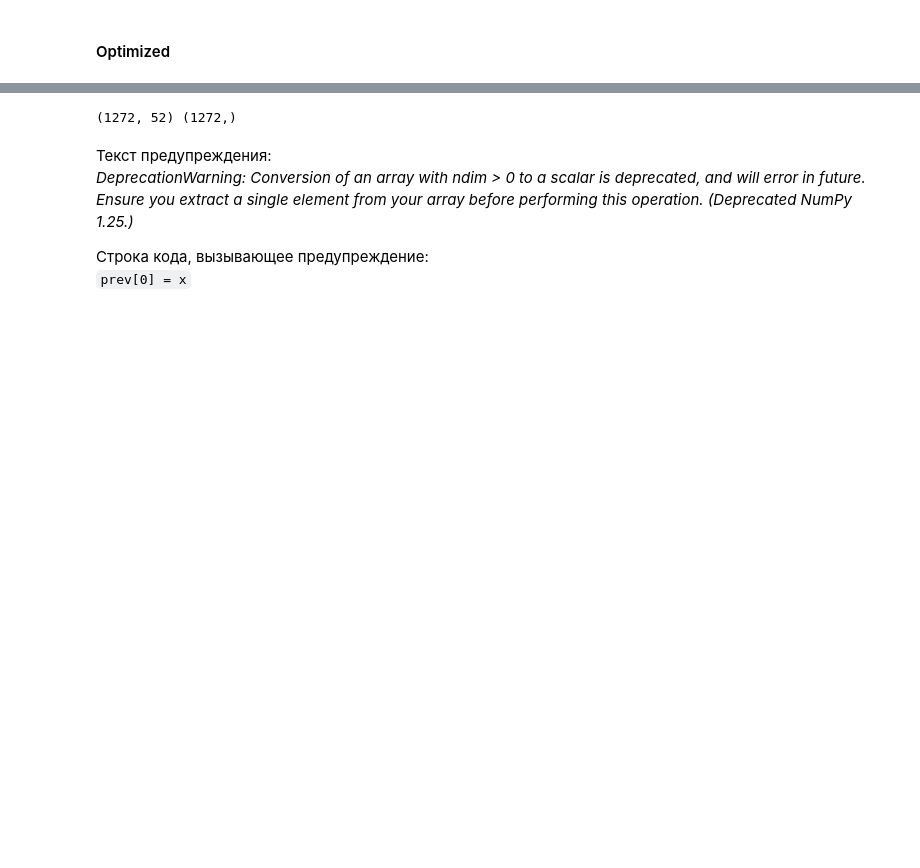
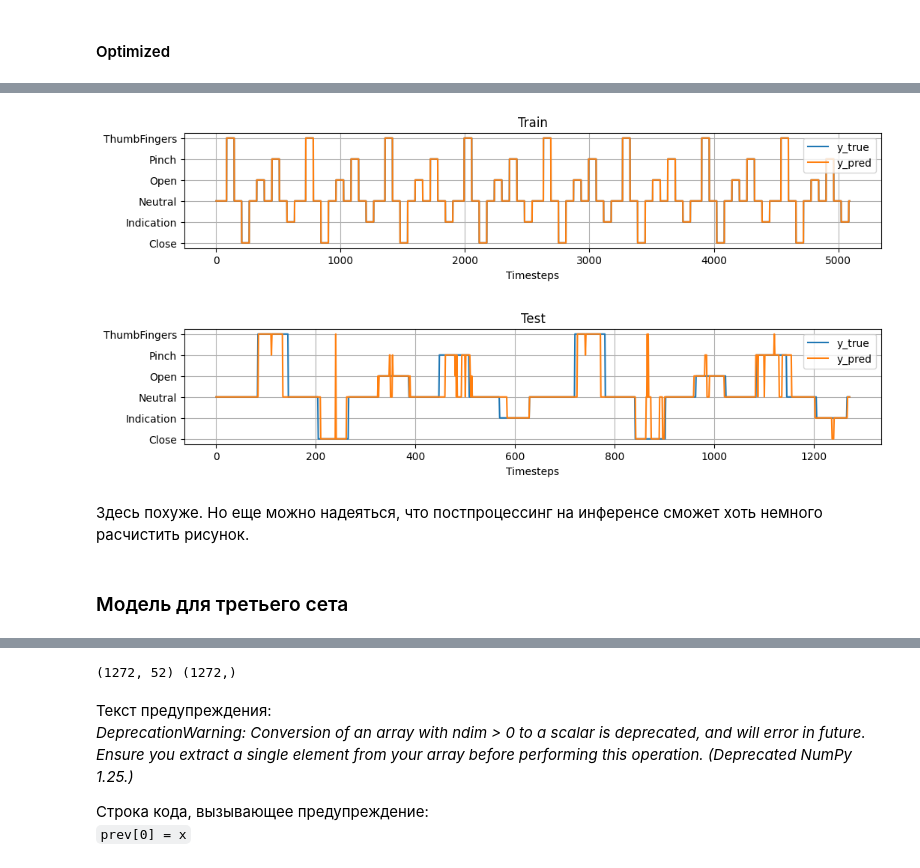
Before and after one commit to khav-i/Work-with-OMG-sensors-data, a Jupyter notebook: work_with_three_sets.ipynb, the cells around one changed output, grey strips where cells are left out. Saved outputs shown, nothing was run; the diff lists cells and outputs as text; code cells hidden in the pictures; blank space fills up the shorter version.

```diff
--- a/work_with_three_sets.ipynb
+++ b/work_with_three_sets.ipynb
@@ -3029,0 +3033,14 @@ weighted avg     0.8694    0.8656    0.8639      1272
+# %%
+# Инициализация модели
+hgbc_set2 = ensemble.HistGradientBoostingClassifier(random_state=42)
+# Распаковка сэмплов
+X_train_set2, X_test_set2, y_train_set2, y_test_set2 = dictionaries[1]['es_norm_ax_ar']
+
+# Обучение
+hgbc_set2.fit(X_train_set2, y_train_set2)
+# Предсказания
+preds_train_set2 = hgbc_set2.predict(X_train_set2)
+preds_test_set2 = hgbc_set2.predict(X_test_set2)
+# Выво метрик
+print(metrics.classification_report(
+    y_test_set2, preds_test_set2, target_names=GESTURES, digits=4, zero_division=0))
@@ -3029,0 +3060,9 @@ weighted avg     0.8694    0.8656    0.8639      1272
+# %%
+get_plots(preds_train_set2, preds_test_set2, y_train_set2, y_test_set2)
+# %% [output]
+[figure, added]
+[figure, added]
+# %% [markdown]
+Здесь похуже. Но еще можно надеяться, что постпроцессинг на инференсе сможет хоть немного расчистить рисунок.
+# %% [markdown]
+### Модель для третьего сета
```
Also changed, not shown: parts of 32 cells of this notebook.
